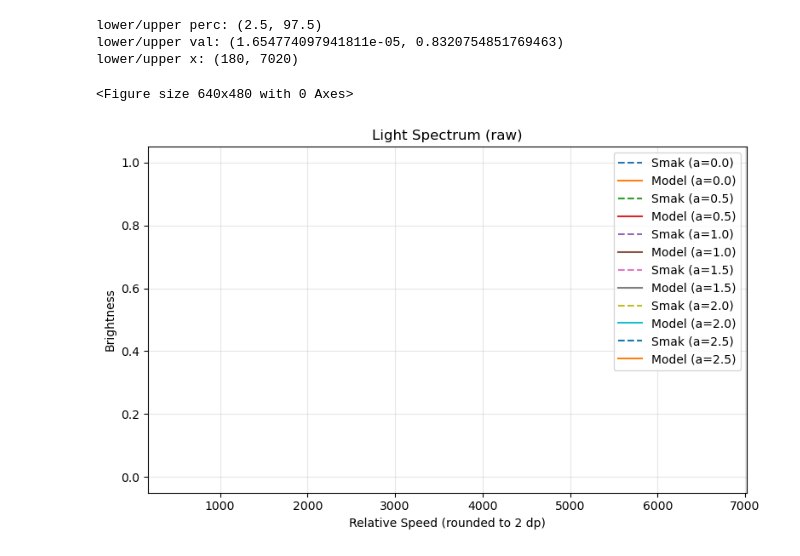
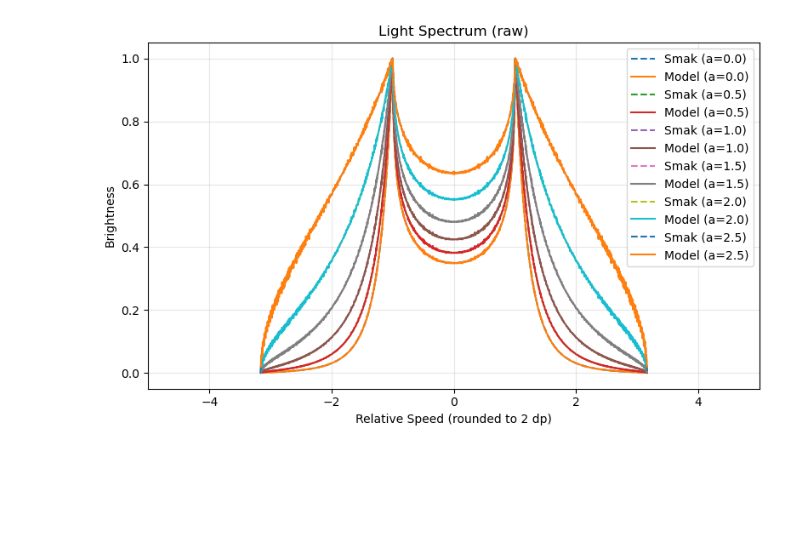
Before and after one commit to o-thorp7/ssp_code_2025, a Jupyter notebook: oli/old_stuff/backup_test.ipynb, the cells around one changed output. Cells and saved outputs as stored; diff of their text form; code cells hidden in the pictures; blank space fills up the shorter version.

```diff
--- a/oli/old_stuff/backup_test.ipynb
+++ b/oli/old_stuff/backup_test.ipynb
@@ -6,7 +6,7 @@ from numpy.typing import NDArray
 # %%
 # ----- INITIALISE -----
 R_MAX = 1
-R_MIN = 0.01
+R_MIN = 0.1
 R_RES = 2500
 EPS = 1e-12
 BIN_PREC = 2                                    # Not needed for radial density version
@@ -14,7 +14,7 @@ NUM_BINS_MODEL = 400                            # Not needed for radial density
 NUM_BINS_SMAK = 400
 SQRT_R_MAX = np.sqrt(R_MAX)
 SQRT_R_MIN = np.sqrt(R_MIN)
-U_MAX = R_MIN**(-0.5)
+U_MAX = 1/SQRT_R_MIN
 
 coords = np.linspace(-R_MAX, R_MAX, 2*R_RES)    # 1D coordinate vector
 x_vals, y_vals = np.meshgrid(coords, coords)    # 2D grid
@@ -446,10 +375,11 @@ def smak_I(a: float, x: float) -> float:
 # %%
 # ----- TESTING -----
 
-plot_spectrum_list(title="Light Spectrum (raw)", plot_smak=True, xlim_perc=100)
+sigma = None
+plot_smak = R_MAX == 1
+title = "Light Spectrum"
+title += " (raw)" if sigma is None else ""
+
+plot_spectrum_list(title=title, plot_smak=plot_smak, sigma=sigma)
 # %% [output]
-lower/upper perc: (2.5, 97.5)
-lower/upper val: (1.654774097941811e-05, 0.8320754851769463)
-lower/upper x: (180, 7020)
-<Figure size 640x480 with 0 Axes>
-[figure, old version]
+[figure, new version]
```
Also changed, not shown: parts of 1 cell of this notebook, 1 other file.
